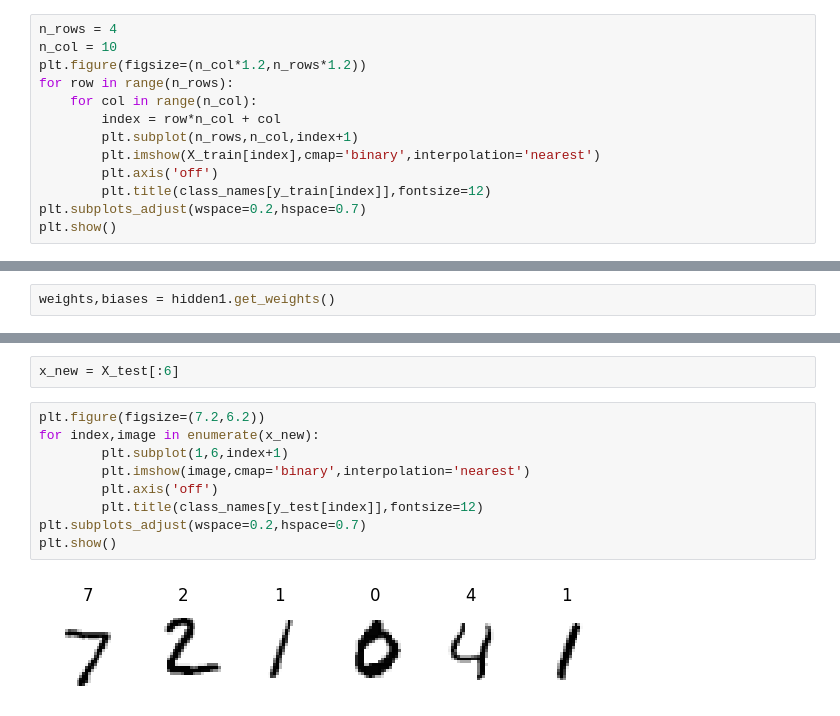
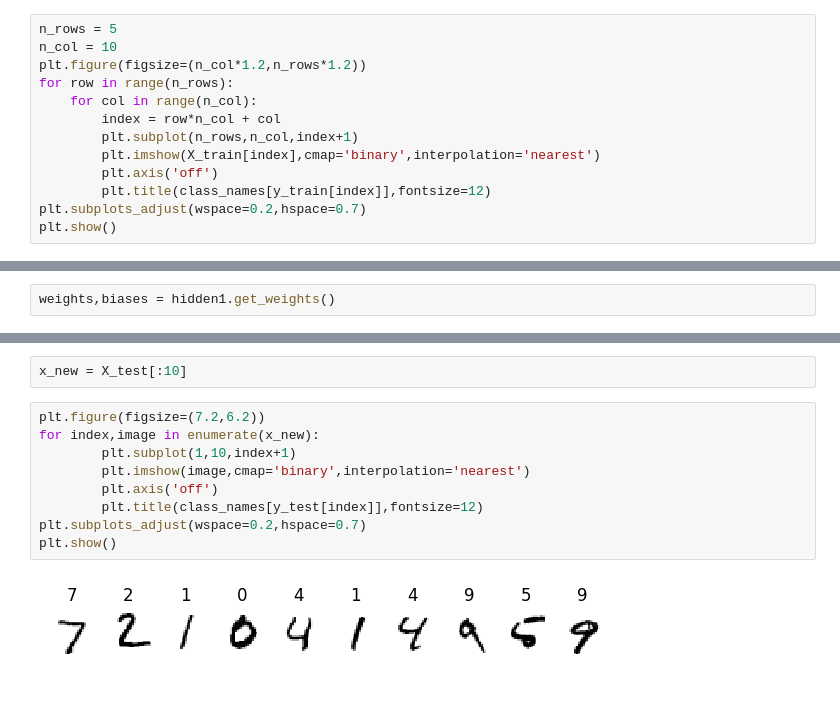
Before and after one commit to pavanpannati/deep-learning, a Jupyter notebook: handwriting_mnist_dataset.ipynb, the cells around one changed output, grey strips where cells are left out. Cells and saved outputs as stored; diff of their text form.

```diff
--- a/handwriting_mnist_dataset.ipynb
+++ b/handwriting_mnist_dataset.ipynb
@@ -50,5 +40,5 @@ class_names = [0,1,2,3,4,5,6,7,8,9]
 # %%
-n_rows = 4
+n_rows = 5
 n_col = 10
 plt.figure(figsize=(n_col*1.2,n_rows*1.2))
 for row in range(n_rows):
@@ -173,16 +177,16 @@ model.evaluate(X_test,y_test)
 # %%
-x_new = X_test[:6]
+x_new = X_test[:10]
 # %%
 plt.figure(figsize=(7.2,6.2))
 for index,image in enumerate(x_new):
-        plt.subplot(1,6,index+1)
+        plt.subplot(1,10,index+1)
         plt.imshow(image,cmap='binary',interpolation='nearest')
         plt.axis('off')
         plt.title(class_names[y_test[index]],fontsize=12)
 plt.subplots_adjust(wspace=0.2,hspace=0.7)
 plt.show()
 # %% [output]
-[figure, old version]
+[figure, new version]
 # %%
 y_pred = np.argmax(model.predict(x_new),axis=-1)
 y_pred
```
Also changed, not shown: parts of 28 cells of this notebook.
